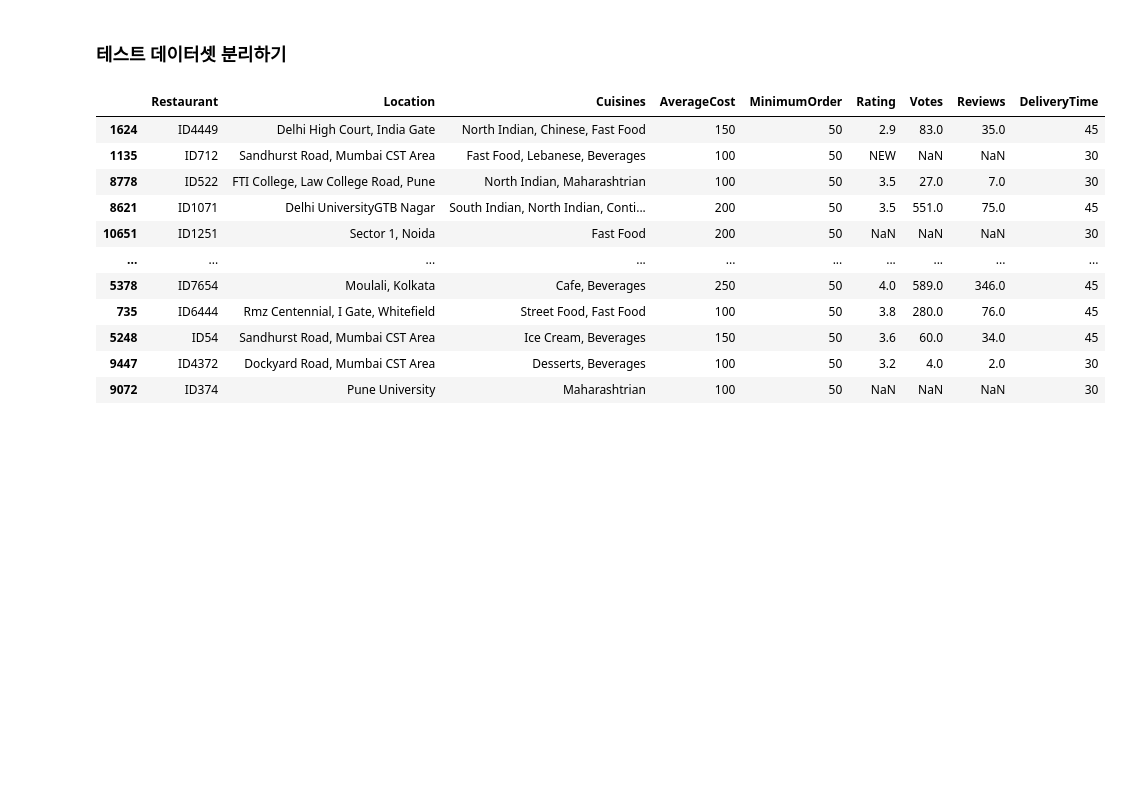
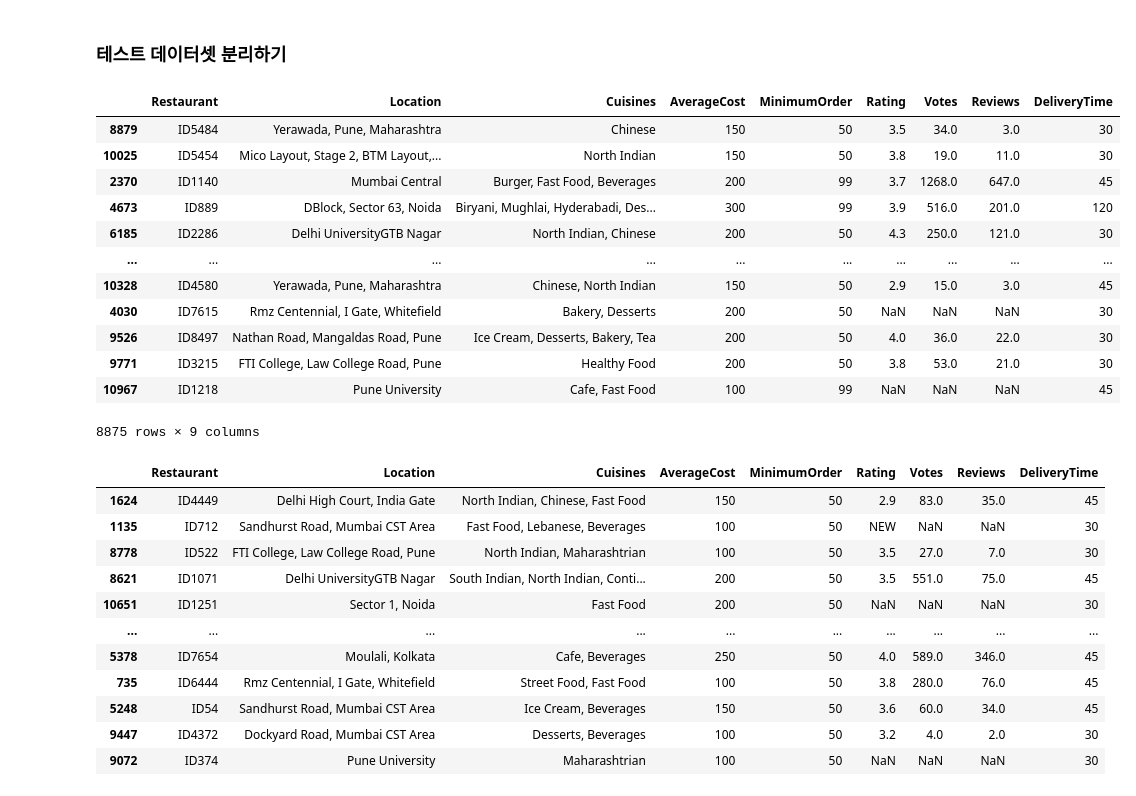
Before and after one commit to nsms556/AI_Dev, a Jupyter notebook: Week6/Day5/Untitled.ipynb, the cells around one changed output. Cells and saved outputs as stored; diff of their text form; code cells hidden in the pictures; blank space fills up the shorter version.

```diff
--- a/Week6/Day5/Untitled.ipynb
+++ b/Week6/Day5/Untitled.ipynb
@@ -61,6 +61,22 @@ from sklearn.model_selection import train_test_split
 train_df, test_df = train_test_split(base_df, test_size=0.2, random_state=32)
 # %%
 train_copy = train_df.copy()
+# %%
+train_df
+# %% [output]
+|  | Restaurant | Location | Cuisines | AverageCost | MinimumOrder | Rating | Votes | Reviews | DeliveryTime |
+| 8879 | ID5484 | Yerawada, Pune, Maharashtra | Chinese | 150 | 50 | 3.5 | 34.0 | 3.0 | 30 |
+| 10025 | ID5454 | Mico Layout, Stage 2, BTM Layout,... | North Indian | 150 | 50 | 3.8 | 19.0 | 11.0 | 30 |
+| 2370 | ID1140 | Mumbai Central | Burger, Fast Food, Beverages | 200 | 99 | 3.7 | 1268.0 | 647.0 | 45 |
+| 4673 | ID889 | DBlock, Sector 63, Noida | Biryani, Mughlai, Hyderabadi, Des... | 300 | 99 | 3.9 | 516.0 | 201.0 | 120 |
+| 6185 | ID2286 | Delhi UniversityGTB Nagar | North Indian, Chinese | 200 | 50 | 4.3 | 250.0 | 121.0 | 30 |
+| ... | ... | ... | ... | ... | ... | ... | ... | ... | ... |
+| 10328 | ID4580 | Yerawada, Pune, Maharashtra | Chinese, North Indian | 150 | 50 | 2.9 | 15.0 | 3.0 | 45 |
+| 4030 | ID7615 | Rmz Centennial, I Gate, Whitefield | Bakery, Desserts | 200 | 50 | NaN | NaN | NaN | 30 |
+| 9526 | ID8497 | Nathan Road, Mangaldas Road, Pune | Ice Cream, Desserts, Bakery, Tea | 200 | 50 | 4.0 | 36.0 | 22.0 | 30 |
+| 9771 | ID3215 | FTI College, Law College Road, Pune | Healthy Food | 200 | 50 | 3.8 | 53.0 | 21.0 | 30 |
+| 10967 | ID1218 | Pune University | Cafe, Fast Food | 100 | 99 | NaN | NaN | NaN | 45 |
+8875 rows × 9 columns
 # %%
 test_df
 # %% [output]
```
Also changed, not shown: parts of 10 cells of this notebook, 1 other file.
